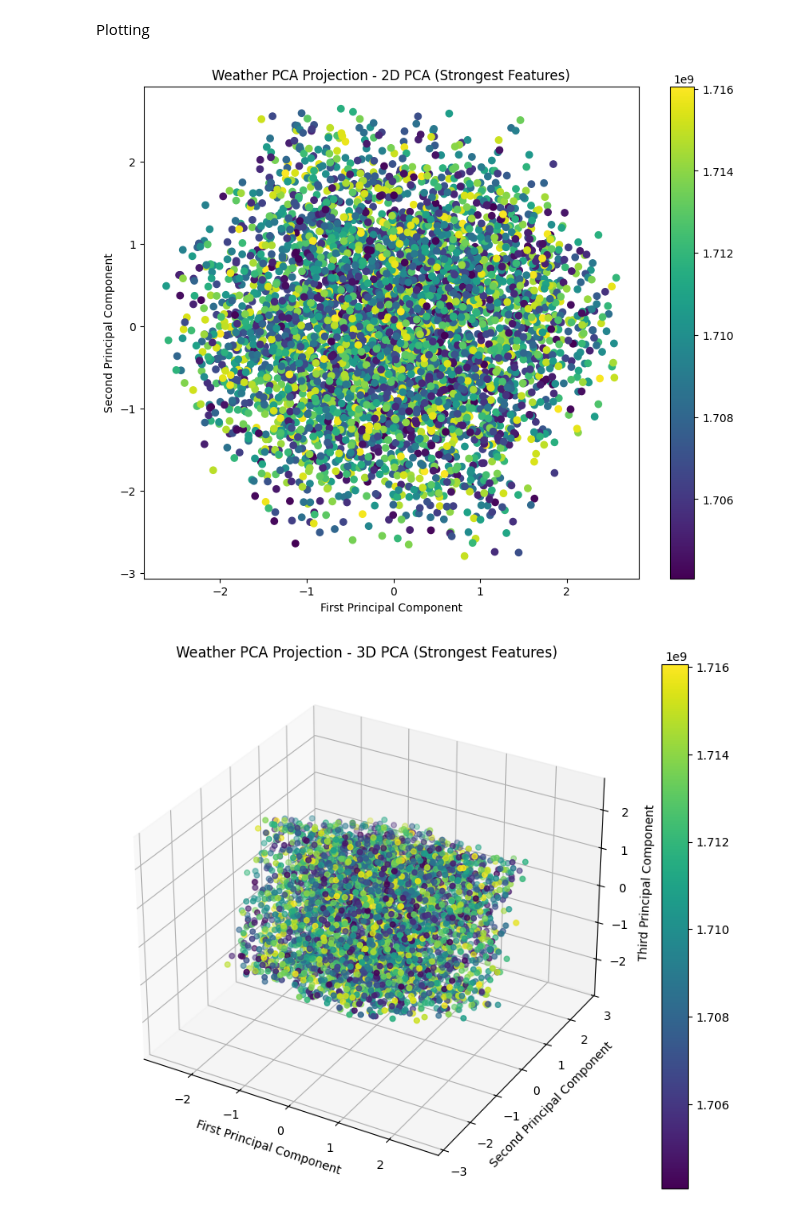
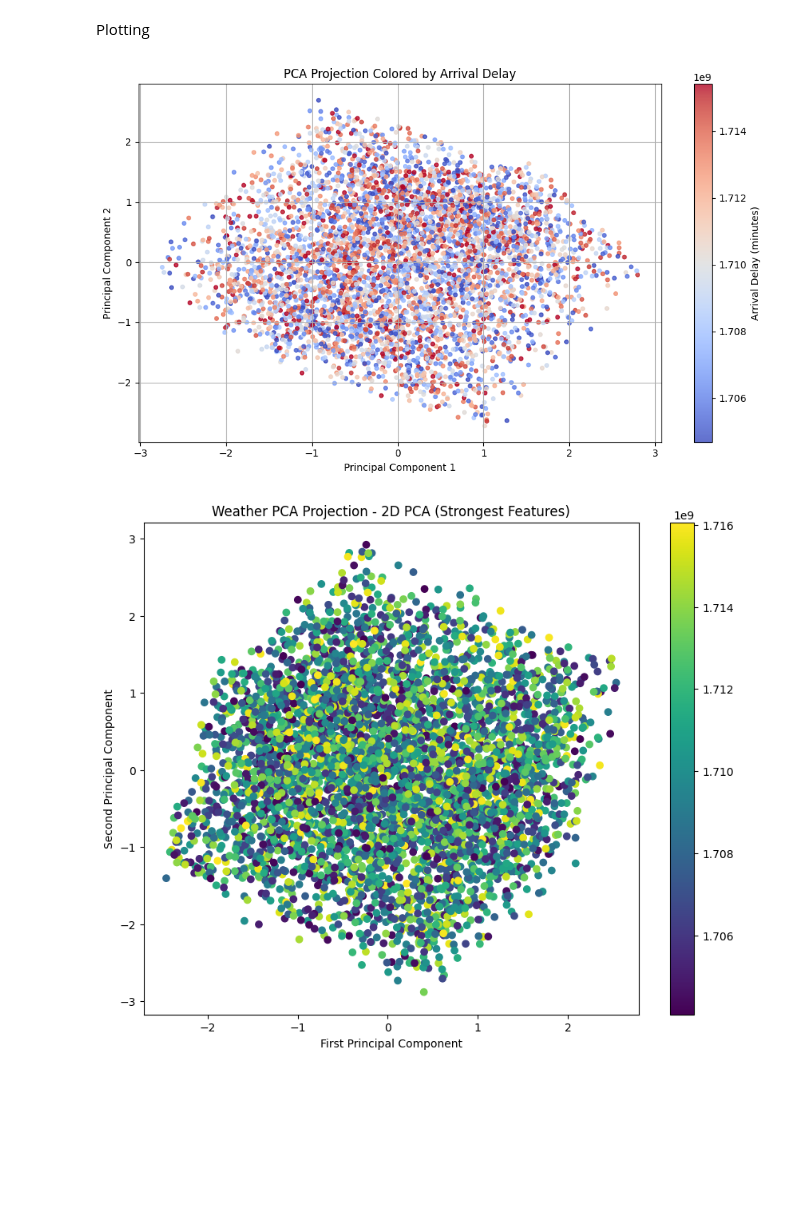
Before and after one commit to snaseem8/airline_delay_prediction, a Jupyter notebook: WeatherDataProcessing.ipynb, the cells around one changed output. Drawn from its saved outputs; the diff is of its cells as text; code cells hidden in the pictures; blank space fills up the shorter version.

```diff
--- a/WeatherDataProcessing.ipynb
+++ b/WeatherDataProcessing.ipynb
@@ -130,8 +130,8 @@ Sampled y shape: (5000,)
 # %% [markdown]
 Plotting
 # %%
-# pca.check_plot(X_sample, y_sample)
+pca.check_plot(X_sample, y_sample)
 pca.visualize(X=X_sample, y=y_sample, fig_title="Weather PCA Projection")
 # %% [output]
-[figure, old version]
+[figure, new version]
-[figure, old version]
+[figure, new version]
```
Also changed, not shown: parts of 5 cells of this notebook.
